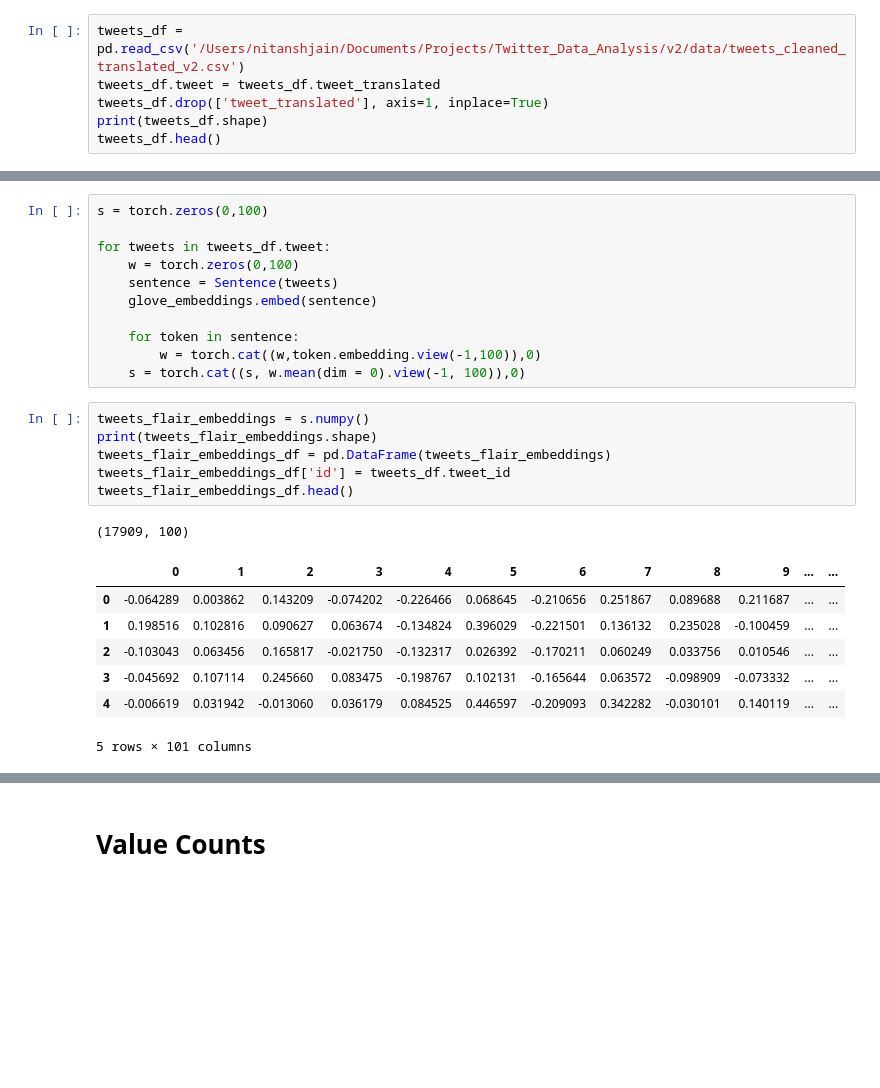
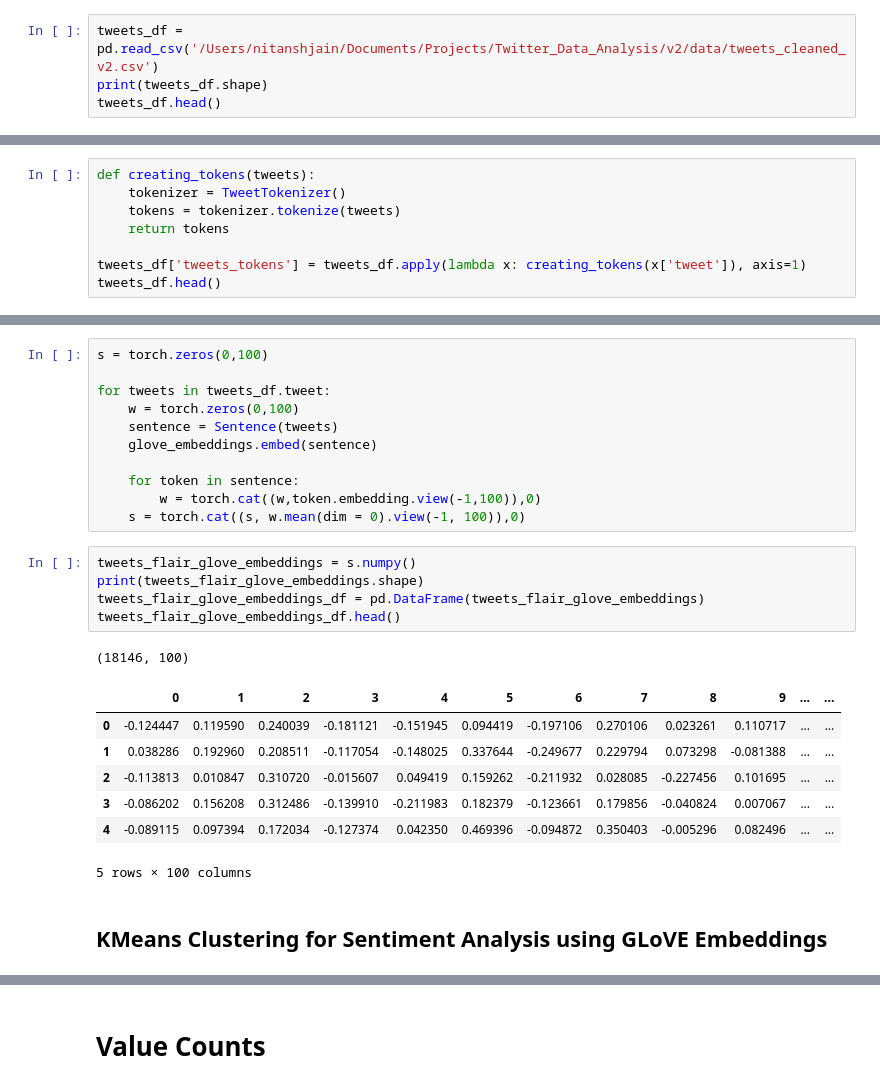
Before and after one commit to arjunality/twitter_data_analysis, a Jupyter notebook: v2/codefiles/data_sentiment_analysis_v2.ipynb, the cells around one changed output, grey strips where cells are left out. Cells and saved outputs as stored; diff of their text form; blank space fills up the shorter version.

```diff
--- a/v2/codefiles/data_sentiment_analysis_v2.ipynb
+++ b/v2/codefiles/data_sentiment_analysis_v2.ipynb
@@ -27,7 +31,5 @@ nltk.download('vader_lexicon')
 # %%
-tweets_df = pd.read_csv('/Users/nitanshjain/Documents/Projects/Twitter_Data_Analysis/v2/data/tweets_cleaned_translated_v2.csv')
-tweets_df.tweet = tweets_df.tweet_translated
-tweets_df.drop(['tweet_translated'], axis=1, inplace=True)
+tweets_df = pd.read_csv('/Users/nitanshjain/Documents/Projects/Twitter_Data_Analysis/v2/data/tweets_cleaned_v2.csv')
 print(tweets_df.shape)
 tweets_df.head()
 # %% [output]
@@ -40,0 +43,8 @@ tweets_df.head()
+# %%
+def creating_tokens(tweets):
+    tokenizer = TweetTokenizer()
+    tokens = tokenizer.tokenize(tweets)
+    return tokens
+
+tweets_df['tweets_tokens'] = tweets_df.apply(lambda x: creating_tokens(x['tweet']), axis=1)
+tweets_df.head()
@@ -83,18 +134,19 @@ for tweets in tweets_df.tweet:
         w = torch.cat((w,token.embedding.view(-1,100)),0)
     s = torch.cat((s, w.mean(dim = 0).view(-1, 100)),0)
 # %%
-tweets_flair_embeddings = s.numpy()
-print(tweets_flair_embeddings.shape)
-tweets_flair_embeddings_df = pd.DataFrame(tweets_flair_embeddings)
-tweets_flair_embeddings_df['id'] = tweets_df.tweet_id
-tweets_flair_embeddings_df.head()
+tweets_flair_glove_embeddings = s.numpy()
+print(tweets_flair_glove_embeddings.shape)
+tweets_flair_glove_embeddings_df = pd.DataFrame(tweets_flair_glove_embeddings)
+tweets_flair_glove_embeddings_df.head()
 # %% [output]
-(17909, 100)
+(18146, 100)
 |  | 0 | 1 | 2 | 3 | 4 | 5 | 6 | 7 | 8 | 9 | ... | ... |
-| 0 | -0.064289 | 0.003862 | 0.143209 | -0.074202 | -0.226466 | 0.068645 | -0.210656 | 0.251867 | 0.089688 | 0.211687 | ... | ... |
-| 1 | 0.198516 | 0.102816 | 0.090627 | 0.063674 | -0.134824 | 0.396029 | -0.221501 | 0.136132 | 0.235028 | -0.100459 | ... | ... |
-| 2 | -0.103043 | 0.063456 | 0.165817 | -0.021750 | -0.132317 | 0.026392 | -0.170211 | 0.060249 | 0.033756 | 0.010546 | ... | ... |
-| 3 | -0.045692 | 0.107114 | 0.245660 | 0.083475 | -0.198767 | 0.102131 | -0.165644 | 0.063572 | -0.098909 | -0.073332 | ... | ... |
-| 4 | -0.006619 | 0.031942 | -0.013060 | 0.036179 | 0.084525 | 0.446597 | -0.209093 | 0.342282 | -0.030101 | 0.140119 | ... | ... |
+| 0 | -0.124447 | 0.119590 | 0.240039 | -0.181121 | -0.151945 | 0.094419 | -0.197106 | 0.270106 | 0.023261 | 0.110717 | ... | ... |
+| 1 | 0.038286 | 0.192960 | 0.208511 | -0.117054 | -0.148025 | 0.337644 | -0.249677 | 0.229794 | 0.073298 | -0.081388 | ... | ... |
+| 2 | -0.113813 | 0.010847 | 0.310720 | -0.015607 | 0.049419 | 0.159262 | -0.211932 | 0.028085 | -0.227456 | 0.101695 | ... | ... |
+| 3 | -0.086202 | 0.156208 | 0.312486 | -0.139910 | -0.211983 | 0.182379 | -0.123661 | 0.179856 | -0.040824 | 0.007067 | ... | ... |
+| 4 | -0.089115 | 0.097394 | 0.172034 | -0.127374 | 0.042350 | 0.469396 | -0.094872 | 0.350403 | -0.005296 | 0.082496 | ... | ... |
-5 rows × 101 columns
+5 rows × 100 columns
+# %% [markdown]
+## KMeans Clustering for Sentiment Analysis using GLoVE Embeddings
 # %%
```
Also changed, not shown: parts of 39 cells of this notebook, 9 other files.
